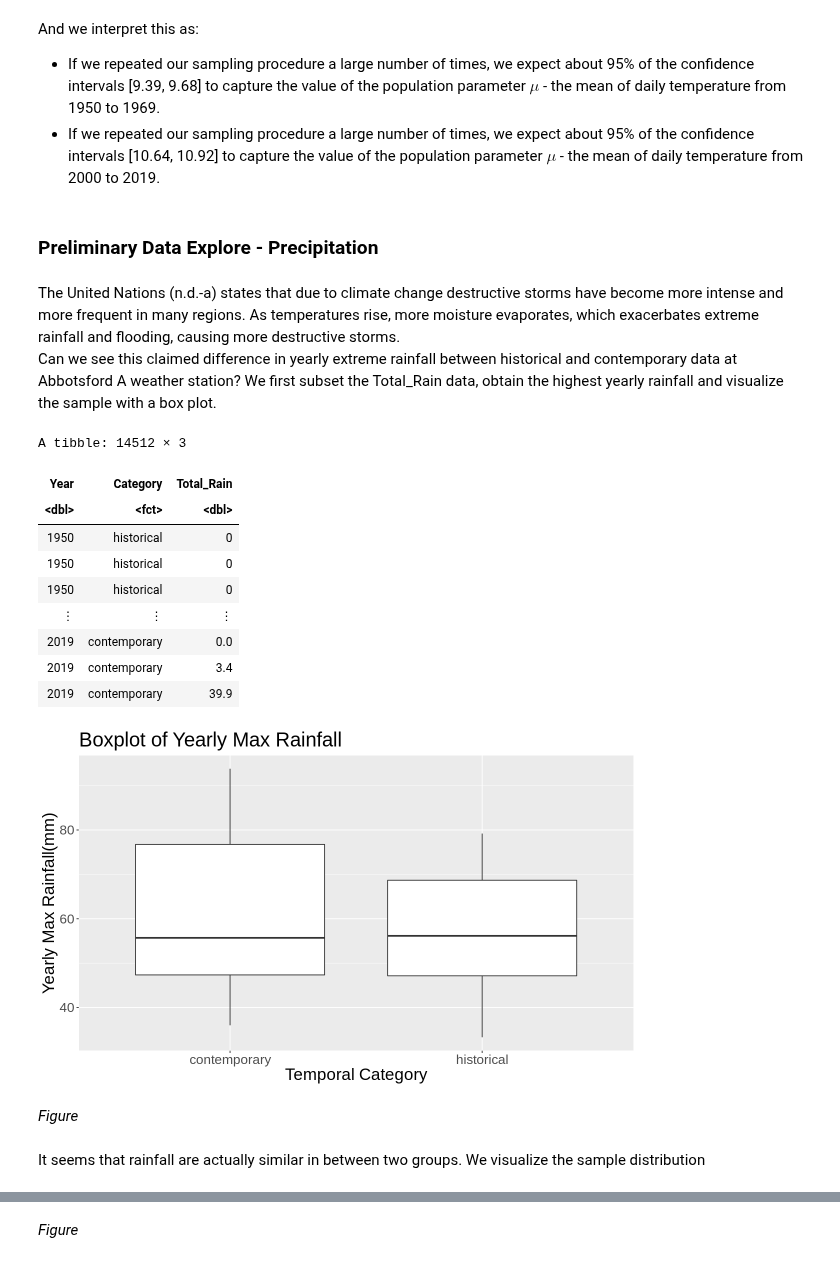
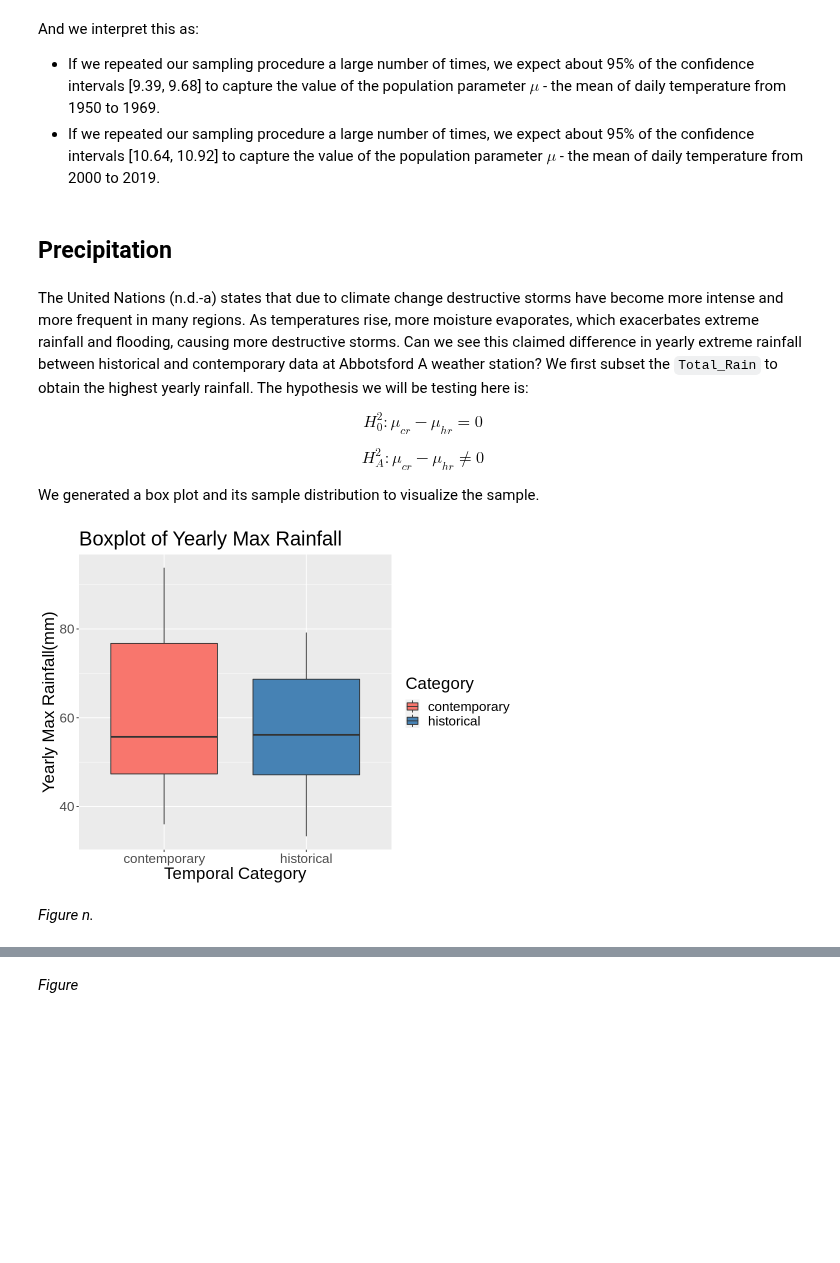
Before and after one commit to yxing6/STAT201-GroupProject-Climate, a Jupyter notebook: STAT201-Group17-ProjectReport.ipynb, the cells around one changed output, grey strips where cells are left out. Saved outputs shown, nothing was run; the diff lists cells and outputs as text; code cells hidden in the pictures; blank space fills up the shorter version.

```diff
--- a/STAT201-Group17-ProjectReport.ipynb
+++ b/STAT201-Group17-ProjectReport.ipynb
@@ -120,3 +137,15 @@ climate_contemporary <-
     mutate(Category = as.factor("contemporary"))
 
 climate_merge <- rbind(climate_historical, climate_contemporary)
+
+climate_sample <- climate_merge %>%
+    select(Year, "Max Temp (°C)", "Min Temp (°C)",
+           "Mean Temp (°C)", "Total Rain (mm)", "Total Precip (mm)", Category) %>%
+    rename("Max_Temp" = "Max Temp (°C)",
+           "Min_Temp" = "Min Temp (°C)",
+           "Mean_Temp" = "Mean Temp (°C)",
+           "Total_Rain" = "Total Rain (mm)",
+           "Total_Precip" = "Total Precip (mm)") %>%
+    na.omit()
+
+climate_sample
@@ -123,12 +162,0 @@ climate_merge <- rbind(climate_historical, climate_contemporary)
-# %%
-climate_sample <- climate_merge %>%
-    select(Category, Year, "Max Temp (°C)", "Min Temp (°C)",
-           "Mean Temp (°C)", "Total Rain (mm)", "Total Precip (mm)") %>%
-    rename("Max_Temp" = "Max Temp (°C)",
-           "Min_Temp" = "Min Temp (°C)",
-           "Mean_Temp" = "Mean Temp (°C)",
-           "Total_Rain" = "Total Rain (mm)",
-           "Total_Precip" = "Total Precip (mm)") %>%
-    na.omit()
-
-climate_sample
@@ -360,46 +389,42 @@ And we interpret this as:
 - If we repeated our sampling procedure a large number of times, we expect about 95% of the confidence intervals [9.39, 9.68] to capture the value of the population parameter $\mu$ - the mean of daily temperature from 1950 to 1969.
 - If we repeated our sampling procedure a large number of times, we expect about 95% of the confidence intervals [10.64, 10.92] to capture the value of the population parameter $\mu$ - the mean of daily temperature from 2000 to 2019.
 # %% [markdown]
-### Preliminary Data Explore - Precipitation
+## Precipitation
 # %% [markdown]
-The United Nations (n.d.-a) states that due to climate change destructive storms have become more intense and more frequent in many regions. As temperatures rise, more moisture evaporates, which exacerbates extreme rainfall and flooding, causing more destructive storms.
-Can we see this claimed difference in yearly extreme rainfall between historical and contemporary data at Abbotsford A weather station? We first subset the Total_Rain data, obtain the highest yearly rainfall and visualize the sample with a box plot.
+The United Nations (n.d.-a) states that due to climate change destructive storms have become more intense and more frequent in many regions. As temperatures rise, more moisture evaporates, which exacerbates extreme rainfall and flooding, causing more destructive storms. Can we see this claimed difference in yearly extreme rainfall between historical and contemporary data at Abbotsford A weather station? We first subset the `Total_Rain` to obtain the highest yearly rainfall. The hypothesis we will be testing here is:
+
+$$H_0^{2}: \mu_{cr} - \mu_{hr} = 0$$
+
+$$H_A^{2}: \mu_{cr} - \mu_{hr} \neq 0$$
+
+We generated a box plot and its sample distribution to visualize the sample.
 # %%
+options(repr.plot.width = 8, repr.plot.height = 6)
+
 station_rain <- climate_sample %>%
-    select(Year, Category, Total_Rain)
+    select(Year, Total_Rain)
 
-station_rain
+#station_rain
 
 station_rain_yearly_max <- station_rain %>%
    group_by(Year) %>%
    summarize(max_rain = max(Total_Rain)) %>%
    mutate(Category = as.factor(
-       case_when(Year %in% c(1950, 1951, 1952, 1953, 1954, 1955, 1956, 1957, 1958, 1959, 1960, 1961, 1962, 1963, 1964, 1965, 1966, 1967, 1968, 1969) ~ "historical",
-                 Year %in% c(2000, 2001, 2002, 2003, 2004, 2005, 2006, 2007, 2008, 2009, 2010, 2011, 2012, 2013, 2014, 2015, 2016, 2017, 2018, 2019) ~ "contemporary")))
+       case_when(Year %in% c(2000, 2001, 2002, 2003, 2004, 2005, 2006, 2007, 2008, 2009, 2010, 2011, 2012, 2013, 2014, 2015, 2016, 2017, 2018, 2019) ~ "contemporary",
+                 Year %in% c(1950, 1951, 1952, 1953, 1954, 1955, 1956, 1957, 1958, 1959, 1960, 1961, 1962, 1963, 1964, 1965, 1966, 1967, 1968, 1969) ~ "historical")))
 
 #station_rain_yearly_max
 
 rain_boxplot <- station_rain_yearly_max %>%
-    ggplot(aes(x = Category, y = max_rain)) +
+    ggplot(aes(x = Category, y = max_rain, fill = Category)) +
     geom_boxplot() +
+    scale_fill_manual(values = c("#F8766D", "#4682B4")) +
     labs(x = "Temporal Category", y = "Yearly Max Rainfall(mm)") +
     ggtitle("Boxplot of Yearly Max Rainfall") +
     theme(text = element_text(size = 20))
 rain_boxplot
 # %% [output]
-A tibble: 14512 × 3
-| Year | Category | Total_Rain |
-| <dbl> | <fct> | <dbl> |
-| 1950 | historical | 0 |
-| 1950 | historical | 0 |
-| 1950 | historical | 0 |
-| ⋮ | ⋮ | ⋮ |
-| 2019 | contemporary | 0.0 |
-| 2019 | contemporary | 3.4 |
-| 2019 | contemporary | 39.9 |
-[figure, old version]
+[figure, new version]
 # %% [markdown]
-*Figure*
+*Figure n.*
-# %% [markdown]
-It seems that rainfall are actually similar in between two groups. We visualize the sample distribution
 # %%
```
Also changed, not shown: parts of 45 cells of this notebook.
